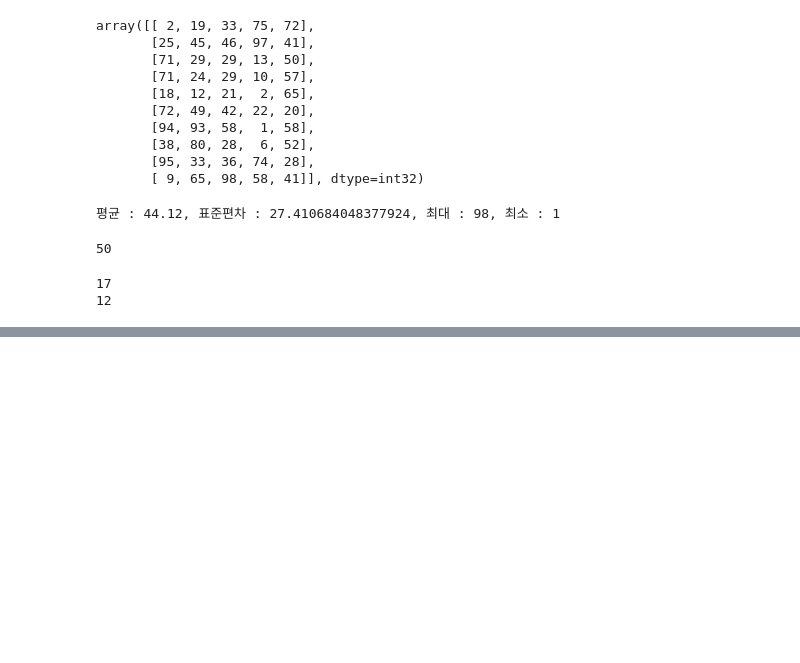
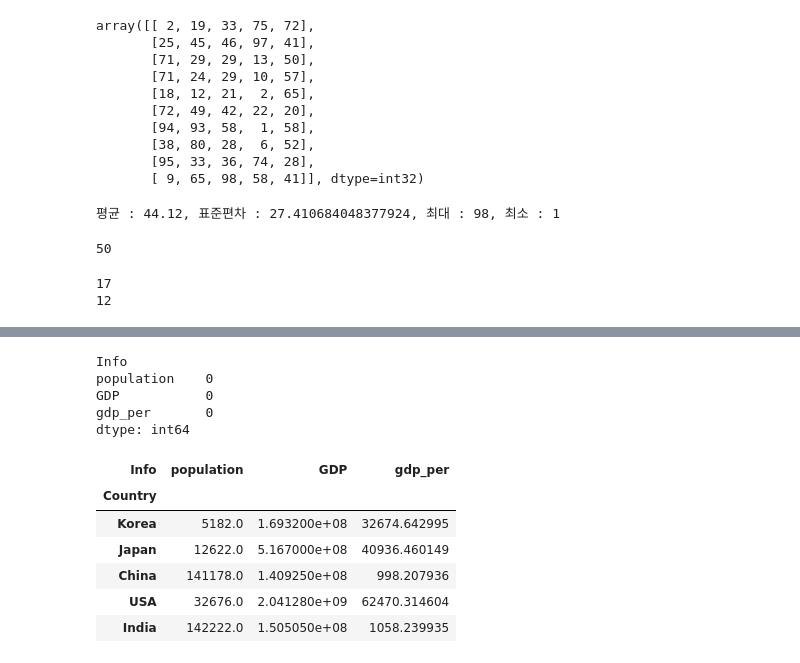
Before and after one commit to JeongHui-seong/py_hs01, a Jupyter notebook: python10.ipynb, the cells around one changed output, grey strips where cells are left out. Cells and saved outputs as stored; diff of their text form; code cells hidden in the pictures; blank space fills up the shorter version.

```diff
--- a/python10.ipynb
+++ b/python10.ipynb
@@ -256,0 +469,19 @@ print(np.count_nonzero(y))
+# %%
+country.isnull().sum()
+# %% [output]
+Info
+population    0
+GDP           0
+gdp_per       0
+dtype: int64
+# %%
+country = country.drop('Africa', axis=0)
+country
+# %% [output]
+| Info | population | GDP | gdp_per |
+| Country |  |  |  |
+| Korea | 5182.0 | 1.693200e+08 | 32674.642995 |
+| Japan | 12622.0 | 5.167000e+08 | 40936.460149 |
+| China | 141178.0 | 1.409250e+08 | 998.207936 |
+| USA | 32676.0 | 2.041280e+09 | 62470.314604 |
+| India | 142222.0 | 1.505050e+08 | 1058.239935 |
```
Also changed, not shown: parts of 25 cells of this notebook, 5 other files.
